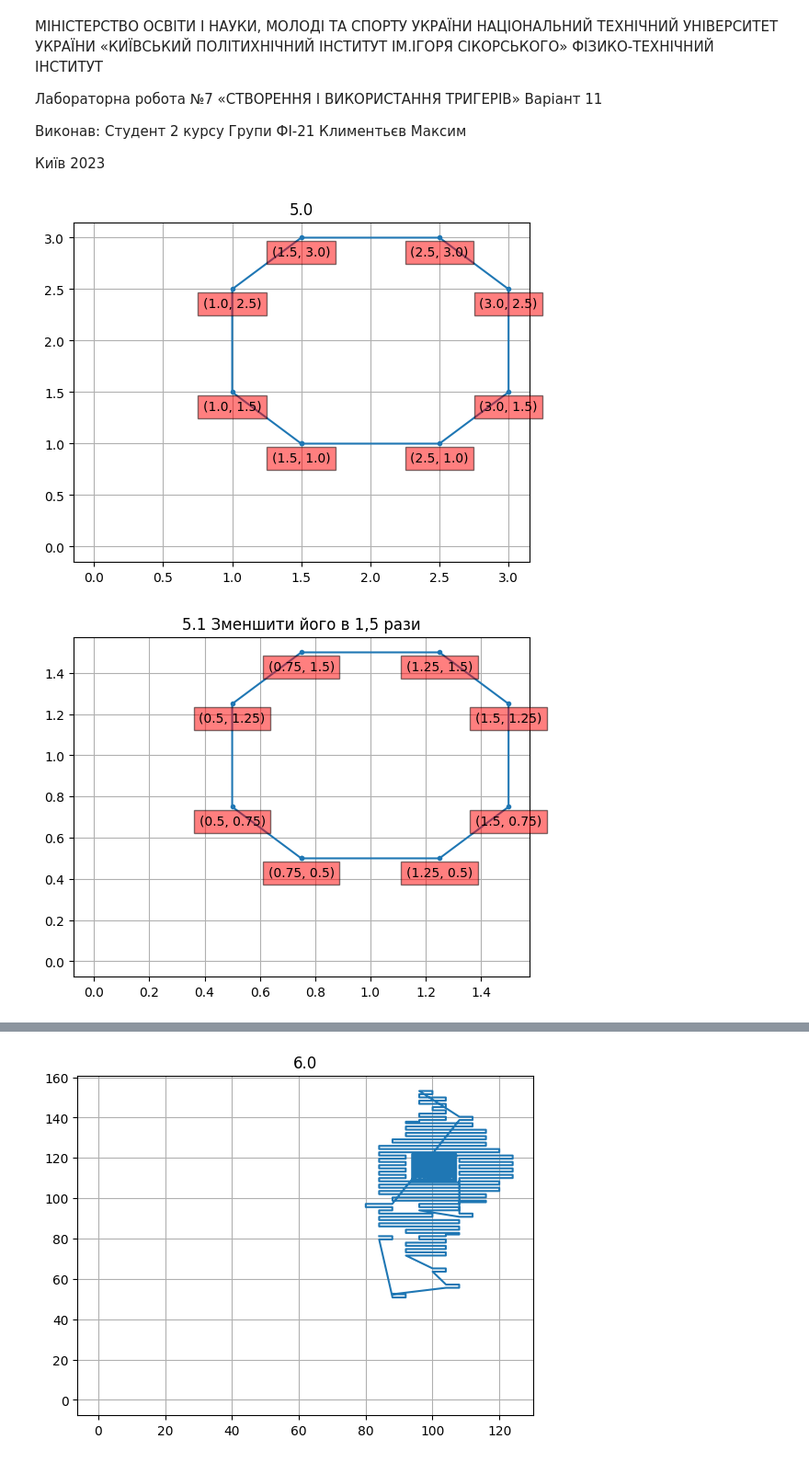
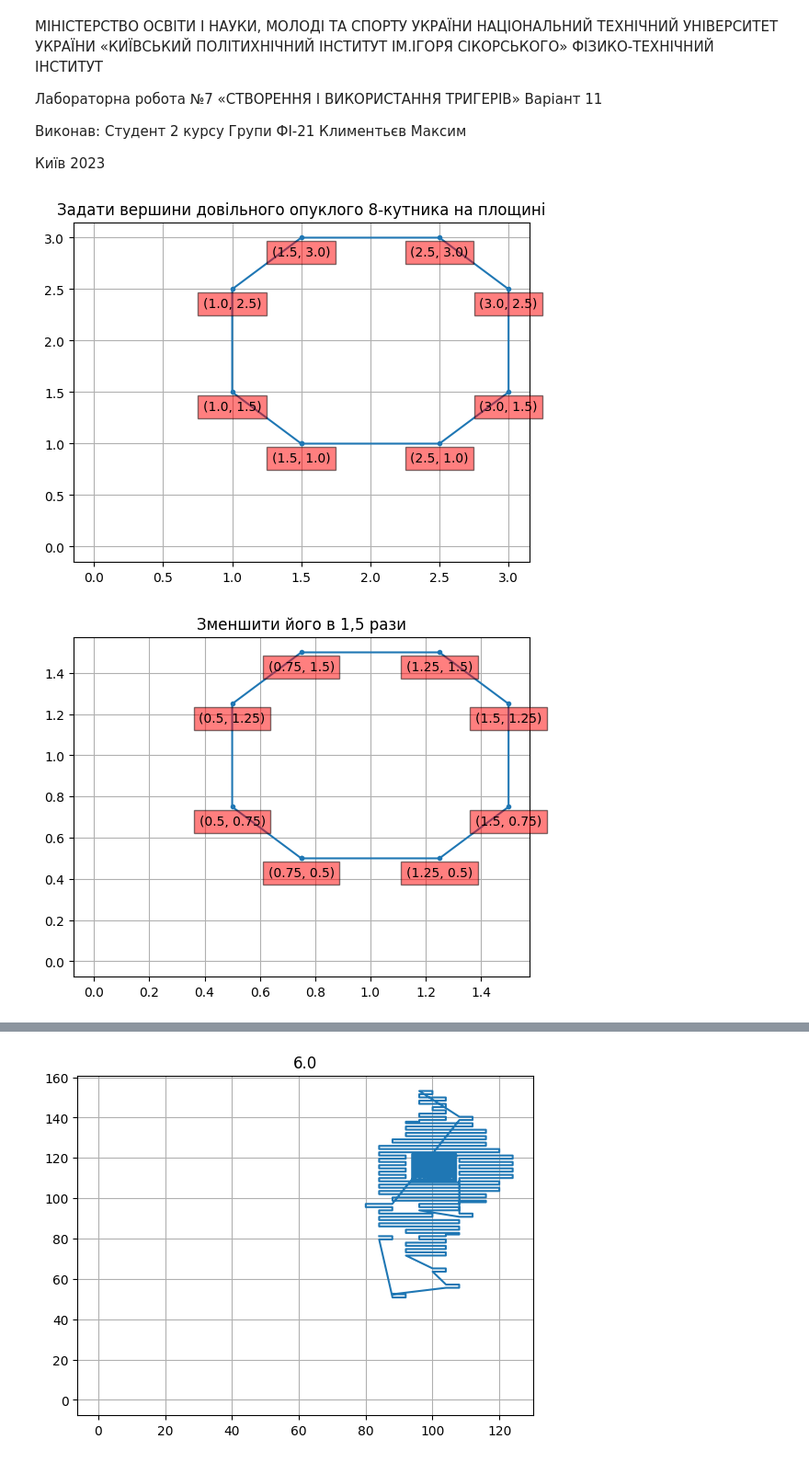
Before and after one commit to KlymentievMaksym/CompGraph, a Jupyter notebook: Lab1.ipynb, the cells around one changed output, grey strips where cells are left out. Shown at 92% size. Drawn from its saved outputs; the diff is of its cells as text; code cells hidden in the pictures.

```diff
--- a/Lab1.ipynb
+++ b/Lab1.ipynb
@@ -59,30 +59,30 @@ modificator_height = 0.14
 # %%
 #### 5.0
 plt.plot(xy[:, 0], xy[:, 1], ".-",0, 0)#, scalex=False, scaley=False
 
 for i in range(xy.shape[0]-1):
     xi, yi = xy[i]
     plt.text(xi, yi-modificator_height, f'({xi}, {yi})', horizontalalignment='center', verticalalignment='center', bbox=dict(facecolor='red', alpha=0.5))
 
 plt.grid()
-plt.title("5.0")
+plt.title("Задати вершини довільного опуклого 8-кутника на площині")
 plt.show()
 # %% [output]
-[figure, old version]
+[figure, new version]
 # %%
 #### 5.1 Зменшити його в 1,5 рази.
-xy_new = np.zeros_like(xy)
+xy_05 = np.zeros_like(xy)
 for i in range(xy.shape[0]):
-    xy_new[i] = xy[i] * np.matrix([[0.5, 0], [0, 0.5]])
-plt.plot(xy_new[:, 0], xy_new[:, 1], ".-", 0, 0)
+    xy_05[i] = xy[i] * np.matrix([[0.5, 0], [0, 0.5]])
+plt.plot(xy_05[:, 0], xy_05[:, 1], ".-", 0, 0)
 
 
-for i in range(xy_new.shape[0]-1):
-    xi, yi = xy_new[i]
+for i in range(xy_05.shape[0]-1):
+    xi, yi = xy_05[i]
     plt.text(xi, yi-modificator_height*0.5, f'({xi}, {yi})', horizontalalignment='center', verticalalignment='center', bbox=dict(facecolor='red', alpha=0.5))
 
 plt.grid()
-plt.title("5.1 Зменшити його в 1,5 рази")
+plt.title("Зменшити його в 1,5 рази")
 plt.show()
 # %% [output]
-[figure, old version]
+[figure, new version]
```
Also changed, not shown: parts of 2 cells of this notebook.
